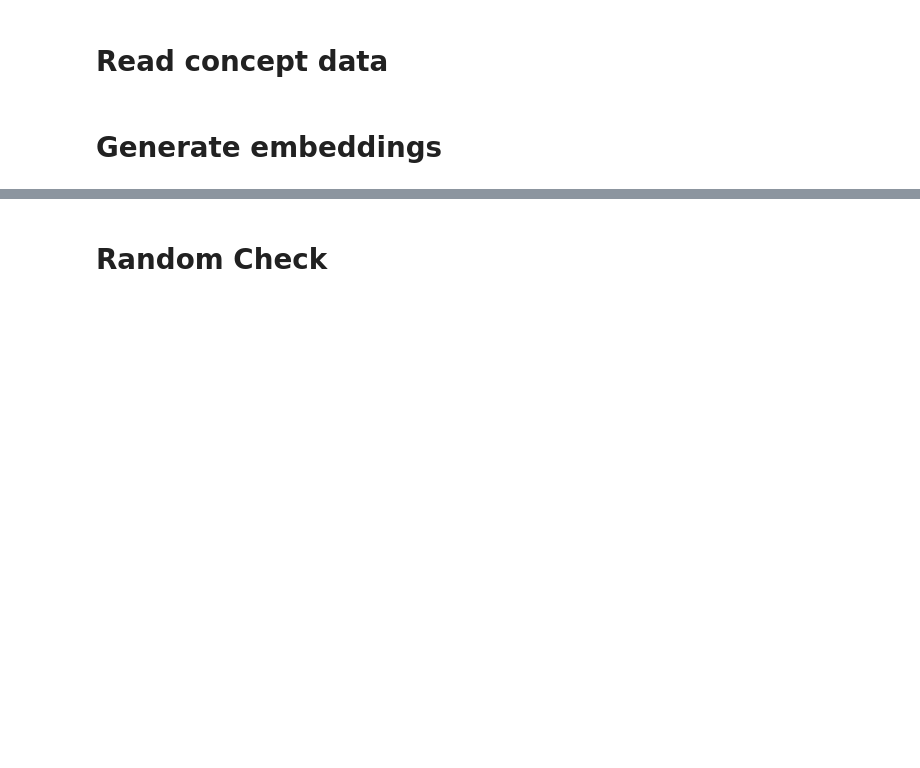
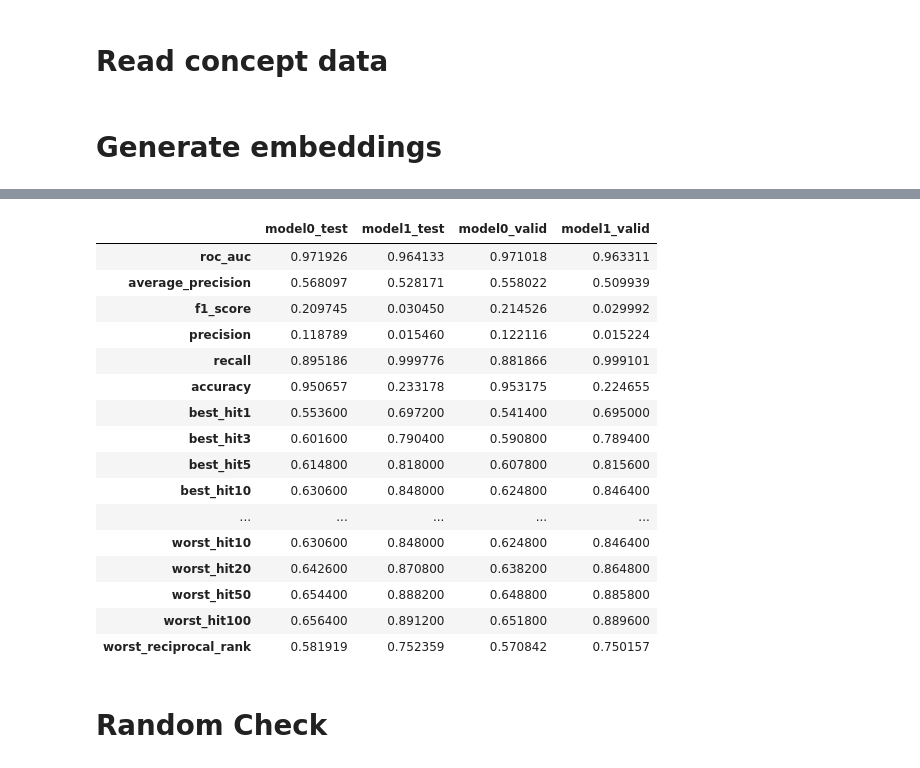
Before and after one commit to Jiefei-Wang/Vulcan, a Jupyter notebook: scripts/validation.ipynb, the cells around one changed output, grey strips where cells are left out. Drawn from its saved outputs; the diff is of its cells as text; code cells hidden in the pictures; blank space fills up the shorter version.

```diff
--- a/scripts/validation.ipynb
+++ b/scripts/validation.ipynb
@@ -86,8 +86,8 @@ def evaluate_model(model_name, model, query_concepts, target_concepts, query_pos
     )
 
     model_top = search_similar(
-        query_ids = query_concepts.concept_id,
-        query_names = query_concepts.concept_name,
+        query_ids = query_concepts.name_id,
+        query_names = query_concepts.sentence2,
         top_k=top_k,
         repos=model_name
         )
@@ -154,0 +123,10 @@ model0_top.to_feather('output/tmp/model0_top.feather')
+# %%
+model0_valid_top, model0_valid_eval = evaluate_model(
+    model_name='model0',
+    model=model0,
+    query_concepts=matching_pos_valid,
+    target_concepts=target_concepts,
+    query_positive_mapping=matching_query_positive_mapping
+)
+# pprint(model0_valid_eval)
+model0_valid_top.to_feather('output/tmp/model0_valid_top.feather')
@@ -155,12 +161,20 @@ model0_top.to_feather('output/tmp/model0_top.feather')
 # %%
-model1_top, model1_eval = evaluate_model(
+model1_test_top, model1_test_eval = evaluate_model(
     model_name='model1',
     model=model1,
-    query_concepts=query_concepts,
+    query_concepts=matching_pos_test,
     target_concepts=target_concepts,
-    query_positive_mapping=query_positive_mapping
+    query_positive_mapping=matching_query_positive_mapping
 )
+# pprint(model1_test_eval)
+model1_test_top.to_feather('output/tmp/model1_test_top.feather')
 # %%
-print(model1_top.head(3))
-pprint(model1_eval)
-model1_top.to_feather('output/tmp/model1_top.feather')
+model1_valid_top, model1_valid_eval = evaluate_model(
+    model_name='model1',
+    model=model1,
+    query_concepts=matching_pos_valid,
+    target_concepts=target_concepts,
+    query_positive_mapping=matching_query_positive_mapping
+)
+# pprint(model1_valid_eval)
+model1_valid_top.to_feather('output/tmp/model1_valid_top.feather')
@@ -185,3 +205,29 @@ model1_top.to_feather('output/tmp/model1_top.feather')
+# %%
+eval_compare = pd.DataFrame({
+    'model0_test': model0_test_eval,
+    'model1_test': model1_test_eval,
+    'model0_valid': model0_valid_eval,
+    'model1_valid': model1_valid_eval
+})
+eval_compare
+# %% [output]
+|  | model0_test | model1_test | model0_valid | model1_valid |
+| roc_auc | 0.971926 | 0.964133 | 0.971018 | 0.963311 |
+| average_precision | 0.568097 | 0.528171 | 0.558022 | 0.509939 |
+| f1_score | 0.209745 | 0.030450 | 0.214526 | 0.029992 |
+| precision | 0.118789 | 0.015460 | 0.122116 | 0.015224 |
+| recall | 0.895186 | 0.999776 | 0.881866 | 0.999101 |
+| accuracy | 0.950657 | 0.233178 | 0.953175 | 0.224655 |
+| best_hit1 | 0.553600 | 0.697200 | 0.541400 | 0.695000 |
+| best_hit3 | 0.601600 | 0.790400 | 0.590800 | 0.789400 |
+| best_hit5 | 0.614800 | 0.818000 | 0.607800 | 0.815600 |
+| best_hit10 | 0.630600 | 0.848000 | 0.624800 | 0.846400 |
+| ... | ... | ... | ... | ... |
+| worst_hit10 | 0.630600 | 0.848000 | 0.624800 | 0.846400 |
+| worst_hit20 | 0.642600 | 0.870800 | 0.638200 | 0.864800 |
+| worst_hit50 | 0.654400 | 0.888200 | 0.648800 | 0.885800 |
+| worst_hit100 | 0.656400 | 0.891200 | 0.651800 | 0.889600 |
+| worst_reciprocal_rank | 0.581919 | 0.752359 | 0.570842 | 0.750157 |
 # %% [markdown]
 # Random Check
 # %%
```
Also changed, not shown: parts of 15 cells of this notebook, 8 other files.
